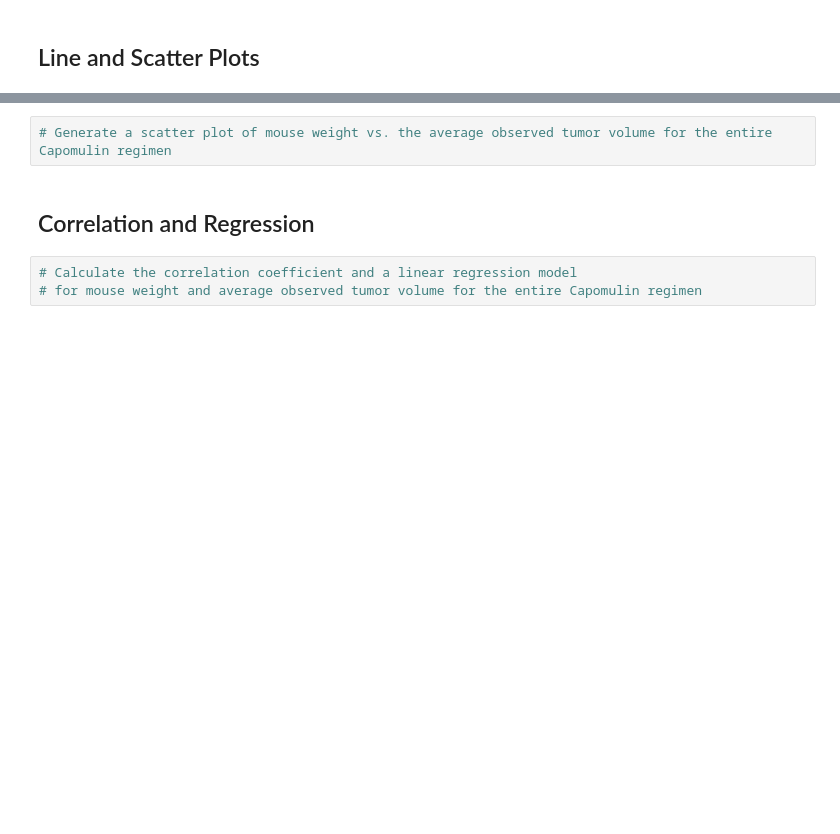
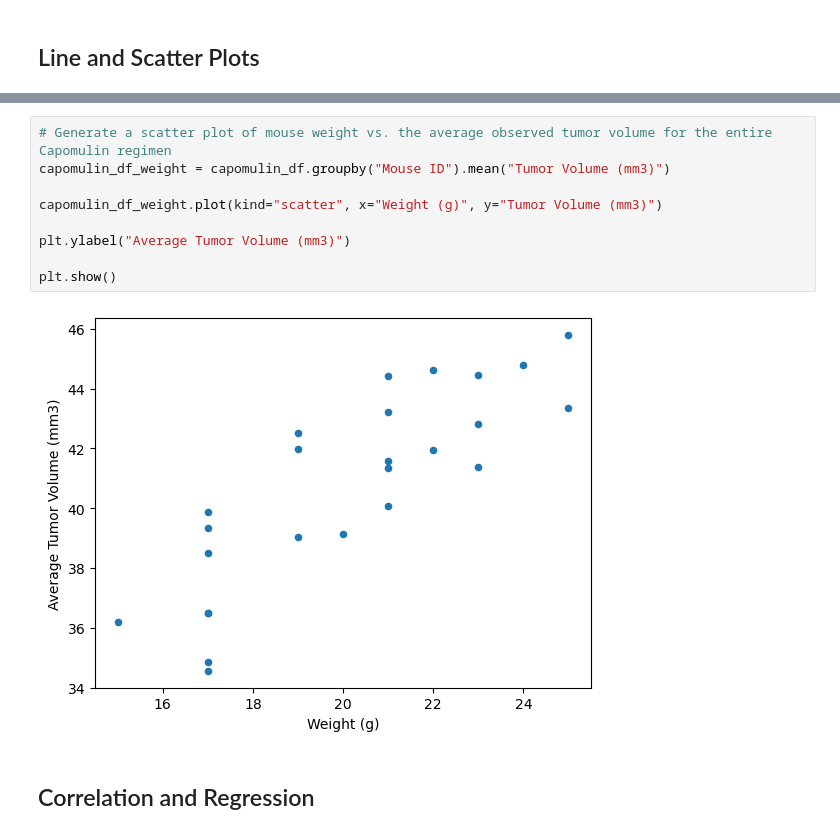
Before and after one commit to andreaira261/cancer-study-python-analysis, a Jupyter notebook: Pymaceuticals/pymaceuticals_starter.ipynb, the cells around one changed output, grey strips where cells are left out. Drawn from its saved outputs; the diff is of its cells as text; blank space fills up the shorter version.

```diff
--- a/Pymaceuticals/pymaceuticals_starter.ipynb
+++ b/Pymaceuticals/pymaceuticals_starter.ipynb
@@ -225,7 +275,13 @@ capomulin_df = mouse_study_clean_df[mouse_study_clean_df["Drug Regimen"] == "Cap
 # %%
 # Generate a scatter plot of mouse weight vs. the average observed tumor volume for the entire Capomulin regimen
+capomulin_df_weight = capomulin_df.groupby("Mouse ID").mean("Tumor Volume (mm3)")
+
+capomulin_df_weight.plot(kind="scatter", x="Weight (g)", y="Tumor Volume (mm3)")
+
+plt.ylabel("Average Tumor Volume (mm3)")
+
+plt.show()
+# %% [output]
+[figure, added]
 # %% [markdown]
 ## Correlation and Regression
-# %%
-# Calculate the correlation coefficient and a linear regression model
-# for mouse weight and average observed tumor volume for the entire Capomulin regimen
```
Also changed, not shown: parts of 9 cells of this notebook.
